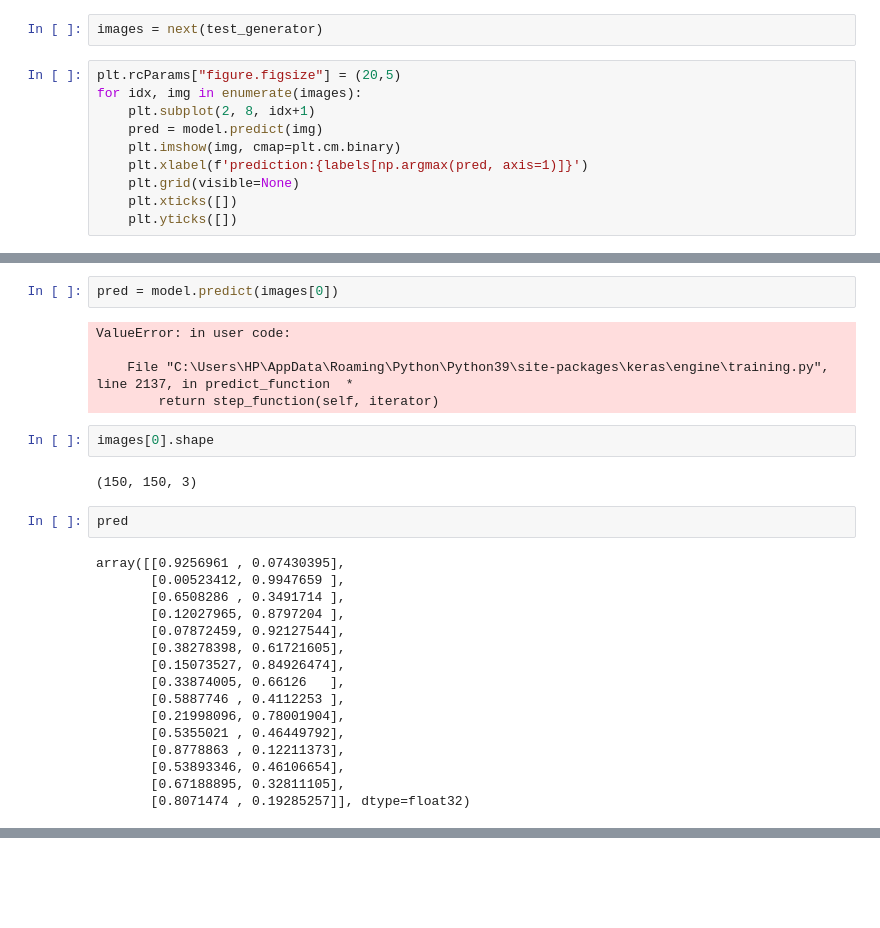
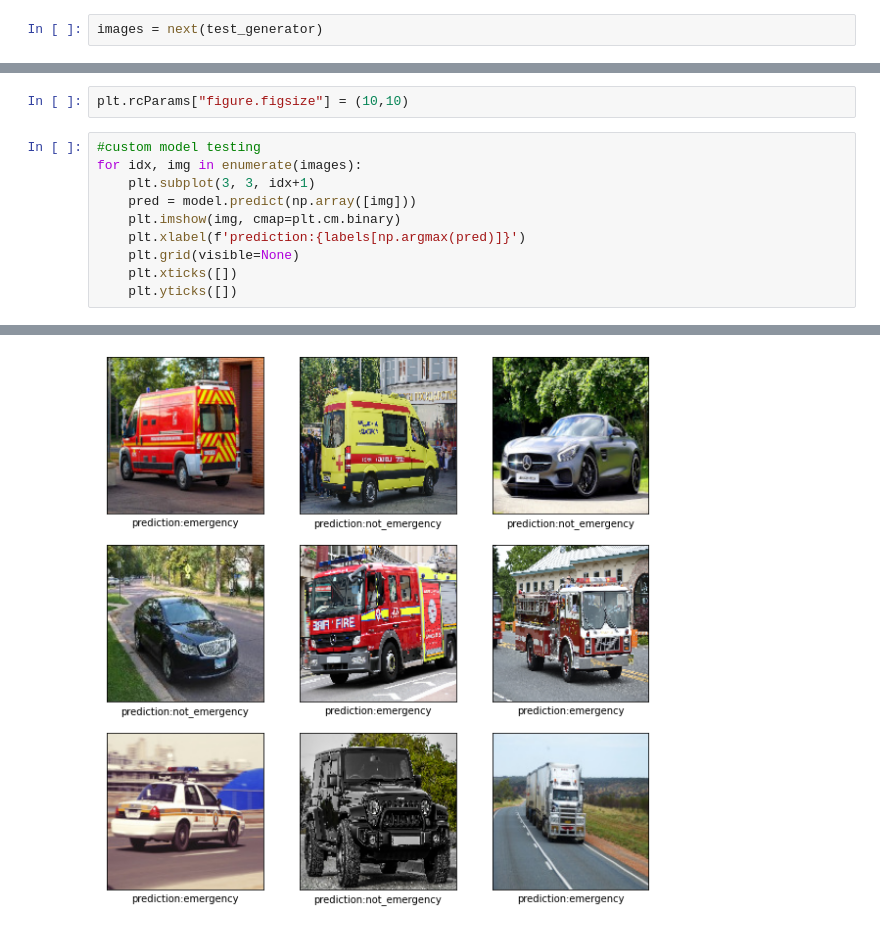
Before and after one commit to TOSKY94/emergency-vehicle-recognition-using-DL, a Jupyter notebook: Emergency vehicle image recognition.ipynb, the cells around one changed output, grey strips where cells are left out. Saved outputs shown, nothing was run; the diff lists cells and outputs as text; blank space fills up the shorter version.

Commit message:
model testing

```diff
--- a/Emergency vehicle image recognition.ipynb
+++ b/Emergency vehicle image recognition.ipynb
@@ -249,12 +249,2 @@ confusion matrix, without Normalized
 # %%
 images = next(test_generator)
-# %%
-plt.rcParams["figure.figsize"] = (20,5)
-for idx, img in enumerate(images):
-    plt.subplot(2, 8, idx+1)
-    pred = model.predict(img)
-    plt.imshow(img, cmap=plt.cm.binary)
-    plt.xlabel(f'prediction:{labels[np.argmax(pred, axis=1)]}')
-    plt.grid(visible=None)
-    plt.xticks([])
-    plt.yticks([])
@@ -267,29 +251,13 @@ ValueError: in user code:
-# %%
-pred = model.predict(images[0])
-# %% [output]
-ValueError: in user code:
-
-    File "C:\Users\HP\AppData\Roaming\Python\Python39\site-packages\keras\engine\training.py", line 2137, in predict_function  *
-        return step_function(self, iterator)
-# %%
-images[0].shape
-# %% [output]
-(150, 150, 3)
-# %%
-pred
-# %% [output]
-array([[0.9256961 , 0.07430395],
-       [0.00523412, 0.9947659 ],
-       [0.6508286 , 0.3491714 ],
-       [0.12027965, 0.8797204 ],
-       [0.07872459, 0.92127544],
-       [0.38278398, 0.61721605],
-       [0.15073527, 0.84926474],
-       [0.33874005, 0.66126   ],
-       [0.5887746 , 0.4112253 ],
-       [0.21998096, 0.78001904],
-       [0.5355021 , 0.46449792],
-       [0.8778863 , 0.12211373],
-       [0.53893346, 0.46106654],
-       [0.67188895, 0.32811105],
-       [0.8071474 , 0.19285257]], dtype=float32)
+# %%
+plt.rcParams["figure.figsize"] = (10,10)
+# %%
+#custom model testing
+for idx, img in enumerate(images):
+    plt.subplot(3, 3, idx+1)
+    pred = model.predict(np.array([img]))
+    plt.imshow(img, cmap=plt.cm.binary)
+    plt.xlabel(f'prediction:{labels[np.argmax(pred)]}')
+    plt.grid(visible=None)
+    plt.xticks([])
+    plt.yticks([])
+# %% [output]
@@ -295,0 +273 @@ array([[0.9256961 , 0.07430395],
+[figure, added]
```
Also changed, not shown: parts of 20 cells of this notebook, 14 other files.
